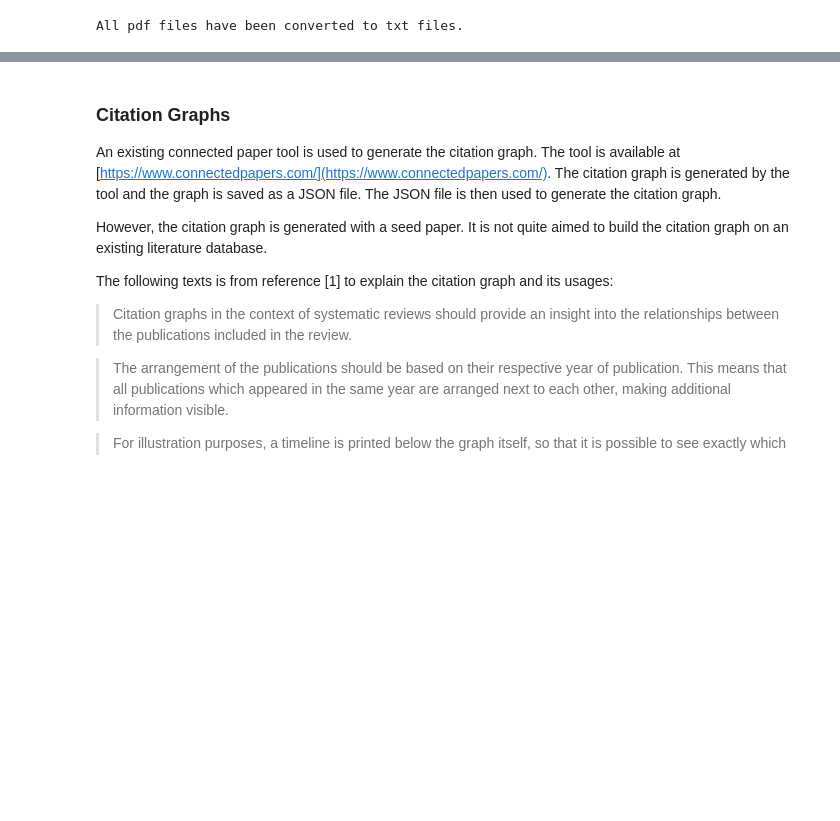
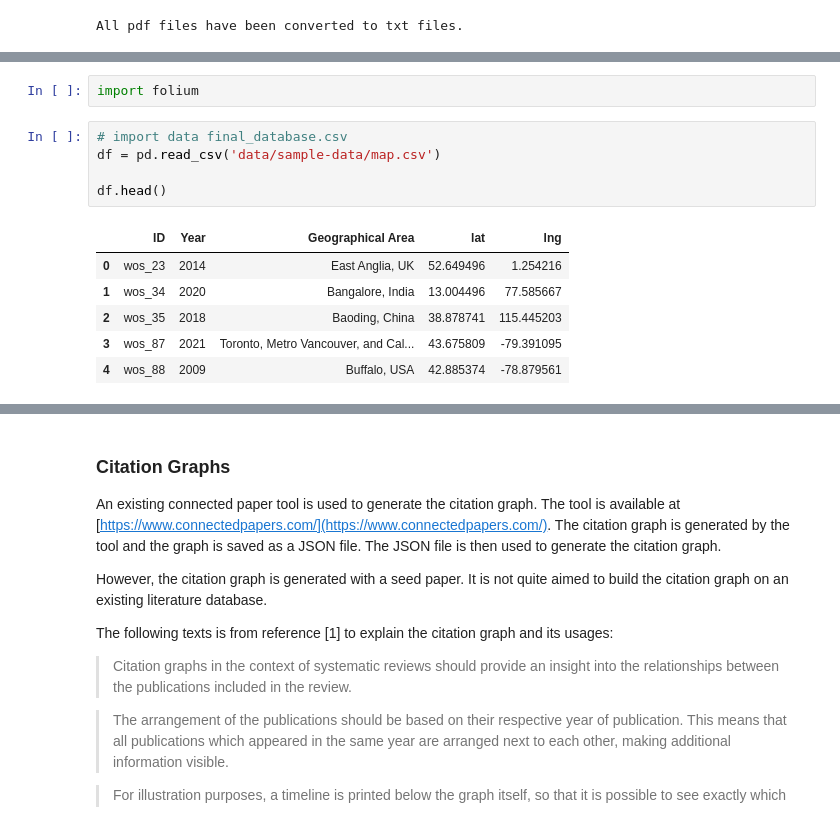
Before and after one commit to BayiLi081/slr-programming, a Jupyter notebook: process_instruction.ipynb, the cells around one changed output, grey strips where cells are left out. Cells and saved outputs as stored; diff of their text form; blank space fills up the shorter version.

```diff
--- a/process_instruction.ipynb
+++ b/process_instruction.ipynb
@@ -48,0 +94,14 @@ The following examples of analysis are done on the metadata of the papers from t
+# %%
+import folium
+# %%
+# import data final_database.csv
+df = pd.read_csv('data/sample-data/map.csv')
+
+df.head()
+# %% [output]
+|  | ID | Year | Geographical Area | lat | lng |
+| 0 | wos_23 | 2014 | East Anglia, UK | 52.649496 | 1.254216 |
+| 1 | wos_34 | 2020 | Bangalore, India | 13.004496 | 77.585667 |
+| 2 | wos_35 | 2018 | Baoding, China | 38.878741 | 115.445203 |
+| 3 | wos_87 | 2021 | Toronto, Metro Vancouver, and Cal... | 43.675809 | -79.391095 |
+| 4 | wos_88 | 2009 | Buffalo, USA | 42.885374 | -78.879561 |
```
Also changed, not shown: parts of 22 cells of this notebook, 14 other files.
